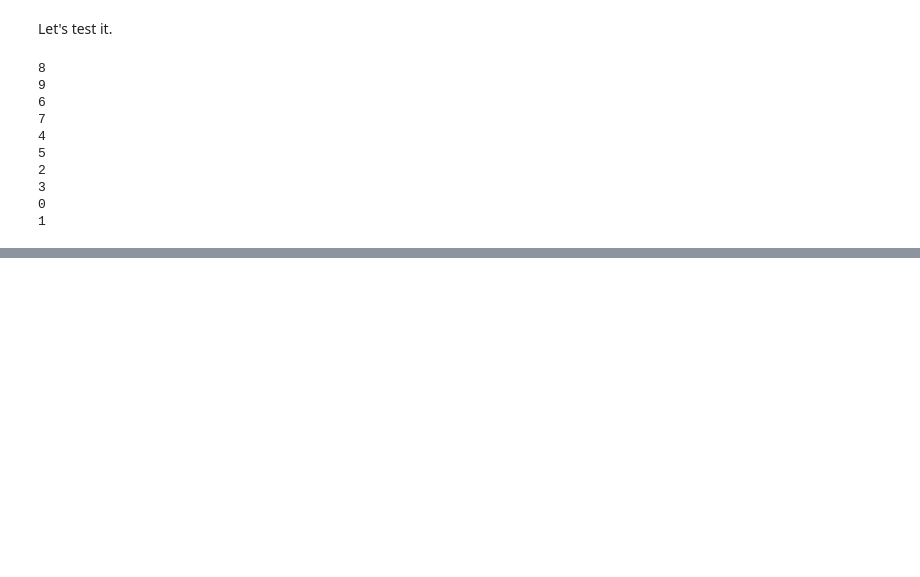
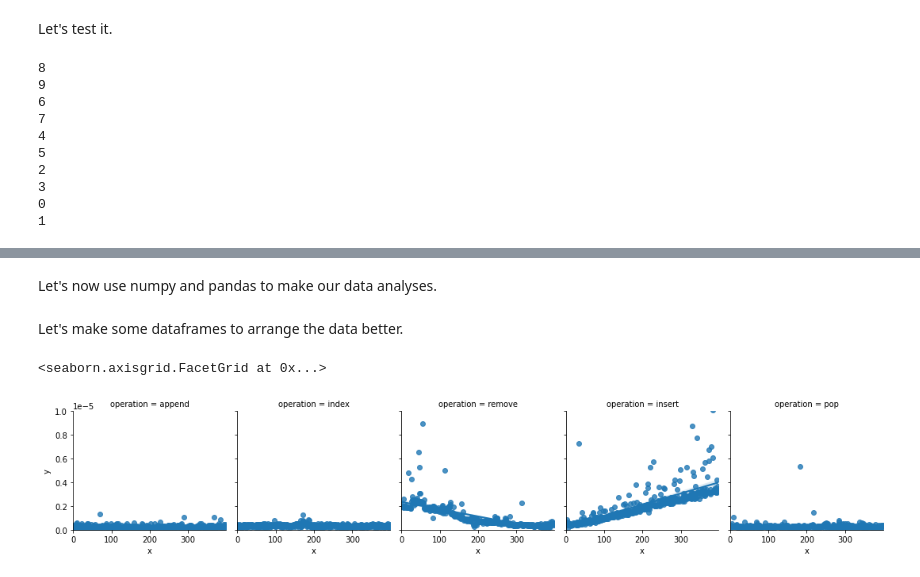
Before and after one commit to RiccardoMPesce/PythonDS3-Assignments, a Jupyter notebook: chapter4/chapter4_exercises.ipynb, the cells around one changed output, grey strips where cells are left out. Saved outputs shown, nothing was run; the diff lists cells and outputs as text; code cells hidden in the pictures; blank space fills up the shorter version.

```diff
--- a/chapter4/chapter4_exercises.ipynb
+++ b/chapter4/chapter4_exercises.ipynb
@@ -1439,0 +1544,37 @@ for i in range(10):
+# %%
+std, imp = get_times(10, 8, 16, 1/4 * 10 ** 6)
+# %% [markdown]
+Let's now use numpy and pandas to make our data analyses.
+# %%
+%matplotlib inline
+import numpy as np, pandas as pd, matplotlib.pyplot as plt, seaborn as sns
+
+append_std = np.array(std["append"])
+index_std = np.array(std["index"])
+remove_std = np.array(std["remove"])
+insert_std = np.array(std["insert"])
+pop_std = np.array(std["pop"])
+
+append_imp = np.array(imp["append"])
+index_imp = np.array(imp["index"])
+remove_imp = np.array(imp["remove"])
+insert_imp = np.array(imp["insert"])
+pop_imp = np.array(imp["pop"])
+# %% [markdown]
+Let's make some dataframes to arrange the data better.
+# %%
+std_df = pd.DataFrame(dict(zip(["append", "index", "remove", "insert", "pop"], [append_std, index_std, remove_std, insert_std, pop_std])))
+imp_df = pd.DataFrame(dict(zip(["append", "index", "remove", "insert", "pop"], [append_imp, index_imp, remove_imp, insert_imp, pop_imp])))
+
+std_df["x"] = std_df.index
+imp_df["x"] = imp_df.index
+
+std_df = pd.melt(std_df, id_vars=["x"], value_vars=["append", "index", "remove", "insert", "pop"], var_name="operation", value_name="y")
+imp_df = pd.melt(imp_df, id_vars=["x"], value_vars=["append", "index", "remove", "insert", "pop"], var_name="operation", value_name="y")
+# %%
+g = sns.FacetGrid(std_df, col="operation")
+g.map(sns.regplot, "x", "y", fit_reg=True)
+g.set(ylim=(0, 0.00001))
+# %% [output]
+<seaborn.axisgrid.FacetGrid at 0x...>
+[figure, added]
```
Also changed, not shown: parts of 4 cells of this notebook.
